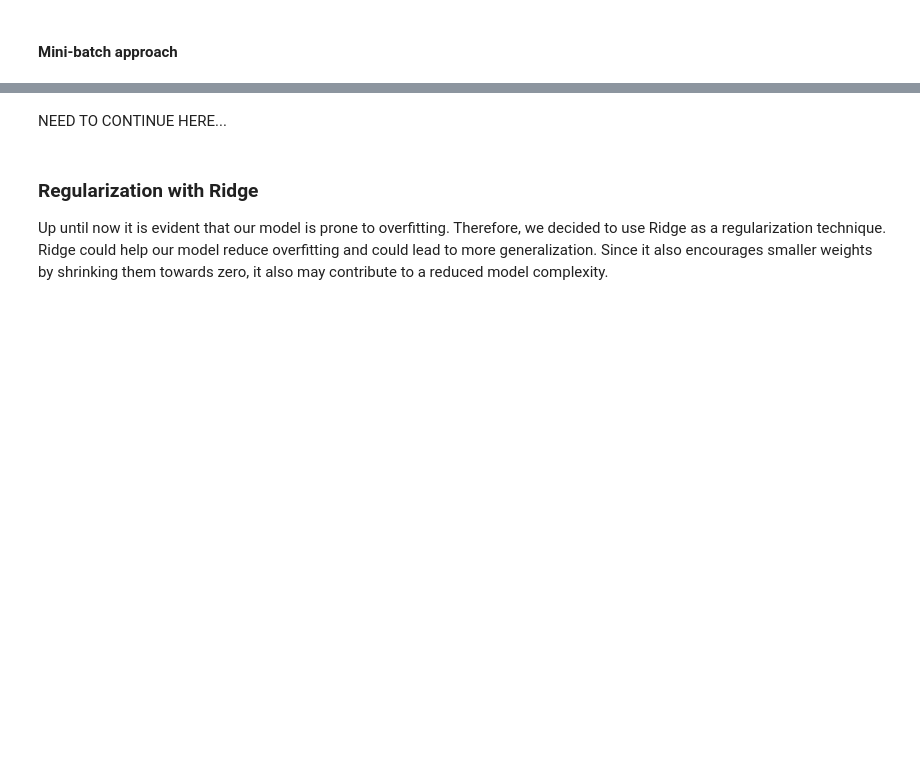
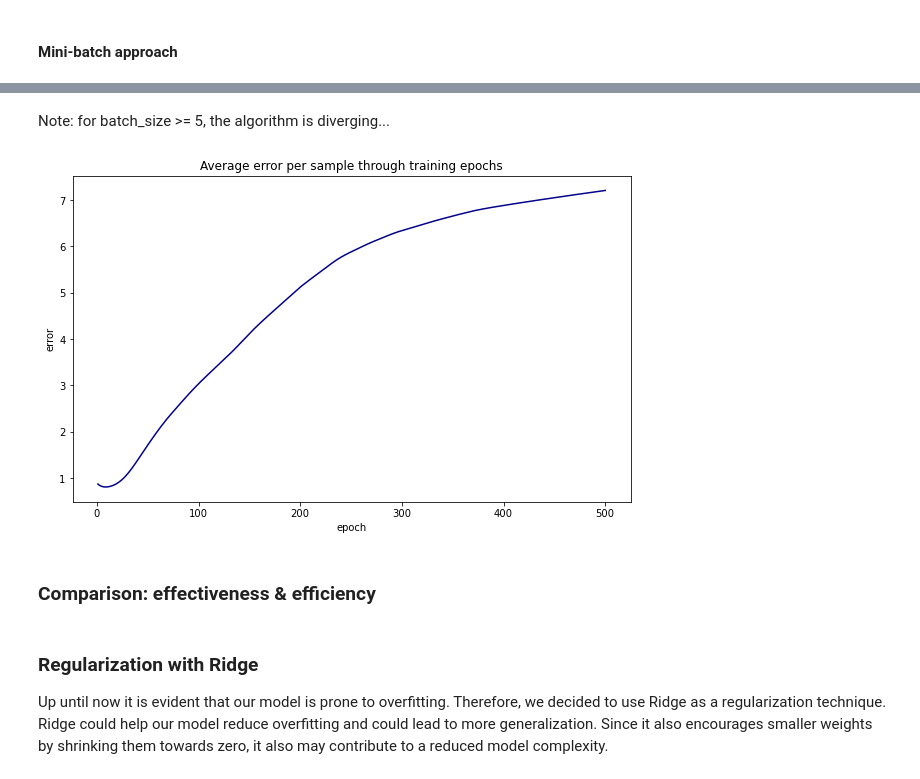
Before and after one commit to nadiaverdha/MachineLearningEx2, a Jupyter notebook: Ex2_wine.ipynb, the cells around one changed output, grey strips where cells are left out. Cells and saved outputs as stored; diff of their text form; code cells hidden in the pictures; blank space fills up the shorter version.

```diff
--- a/Ex2_wine.ipynb
+++ b/Ex2_wine.ipynb
@@ -465,15 +514,20 @@ net.plot_error_curve(err_vect)
+# %% [markdown]
+Note: for batch_size >= 5, the algorithm is diverging...
 # %%
 seed = 1234
 net = Network()
 net.add(FCLayer(13, 8, seed=seed))
 net.add(ActivationLayer(tanh, tanh_prime))
 net.add(FCLayer(8, 3, seed=seed))
 net.add(ActivationLayer(softmax, softmax_prime))
 
 # train
 net.use(categorical_cross_entropy, categorical_cross_entropy_prime)
 
-#err_vect = net.fit_mini_batch(X_train_standardized, y_train, epochs=500, learning_rate=0.01, batch_size=5)
-#net.plot_error_curve(err_vect)
+num_samples = X_train_standardized.shape[0]
+err_vect = net.fit_mini_batch(X_train_standardized, y_train, epochs=500, learning_rate=0.1, batch_size=5)
+net.plot_error_curve(err_vect)
+# %% [output]
+[figure, added]
-# %% [markdown]
-NEED TO CONTINUE HERE...
+# %% [markdown]
+### Comparison: effectiveness & efficiency
```
Also changed, not shown: parts of 4 cells of this notebook, 1 other file.
